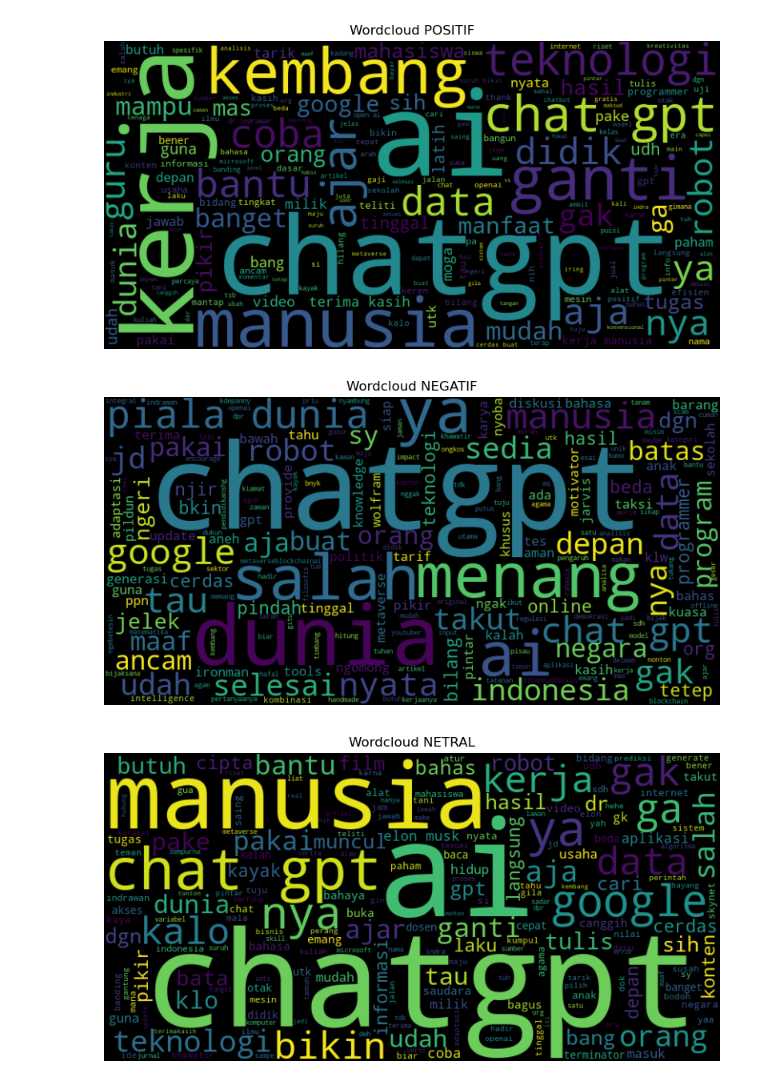
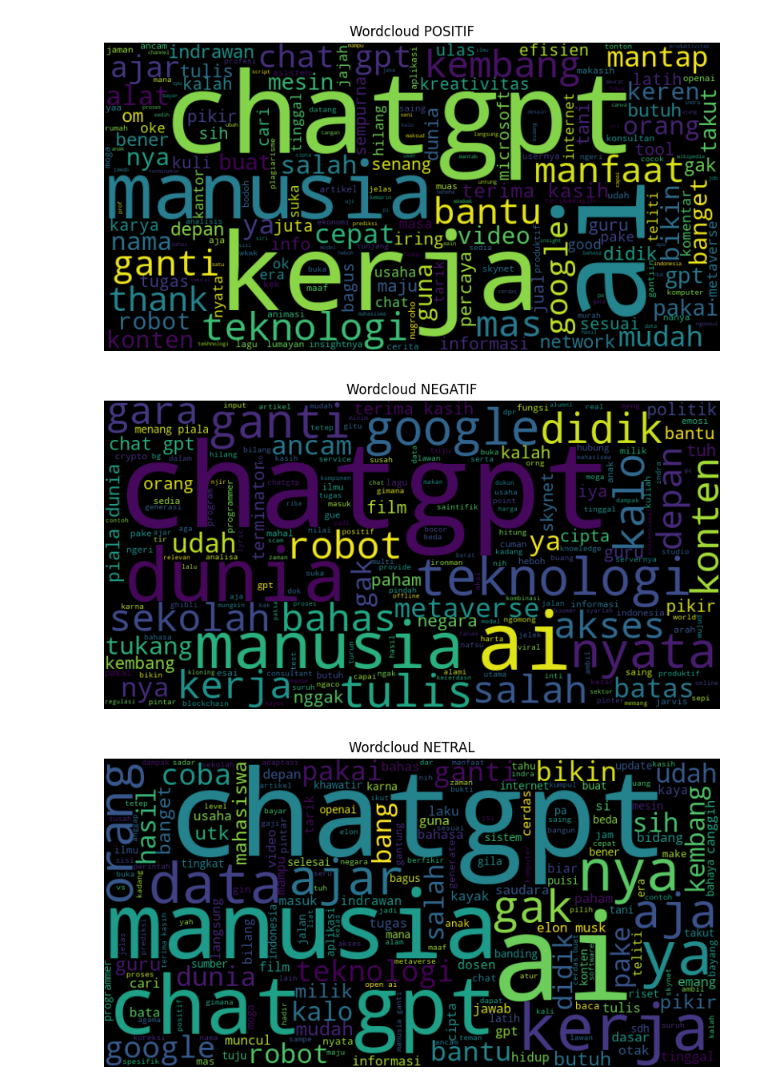
Before and after one commit to ardwiinoo/knn-sentiment-analysis, a Jupyter notebook: notebook/predicted.ipynb, the cells around one changed output. Cells and saved outputs as stored; diff of their text form; code cells hidden in the pictures.

Commit message:
predict sentimen class of data scrap using data public (merge) for train

```diff
--- a/notebook/predicted.ipynb
+++ b/notebook/predicted.ipynb
@@ -43,7 +37,7 @@ data_uji
 # %%
 
-x_train = data_latih.drop('Sentiment', axis=1)
-y_train = data_latih['Sentiment']
+x_train = data_latih.drop('sentimen', axis=1)
+y_train = data_latih['sentimen']
 
 x_test = data_uji
 # %%
@@ -57,7 +51,7 @@ X_res, y_res = sm.fit_resample(x_train, y_train)
 # %%
 from sklearn.neighbors import KNeighborsClassifier
 # %%
-model = KNeighborsClassifier()
+model = KNeighborsClassifier(n_neighbors=3)
 # %%
 model.fit(X_res, y_res)
 y_pred = model.predict(x_test)
@@ -69,7 +63,7 @@ print(y_pred)
 import matplotlib.pyplot as plt
 from wordcloud import WordCloud
 # %%
-dataCleaning = pd.read_csv('../output/data-clean-ind-new.csv', encoding='utf-8')
+dataCleaning = pd.read_csv('../output/cleaning/dataset_chatgpt_scrap_clean.csv', encoding='utf-8')
 dataCleaning
 # %% [output]
 |  | Comment | cleanComment | resultCaseFolding | resultReplaceSlang | resultTokenize | resultStopword | ... |
@@ -88,5 +82,5 @@ dataCleaning
 # %%
-dataCleaning['Predicted_Sentiment'] = y_pred
+dataCleaning['sentimen'] = y_pred
 dataCleaning
 # %% [output]
 |  | Comment | cleanComment | resultCaseFolding | resultReplaceSlang | resultTokenize | resultStopword | ... |
@@ -107,35 +109,35 @@ dataCleaning
 # %%
-positive_text = ' '.join(dataCleaning[dataCleaning['Predicted_Sentiment'] == 'positif']['resultStemming'])
-negative_text = ' '.join(dataCleaning[dataCleaning['Predicted_Sentiment'] == 'negatif']['resultStemming'])
-neutral_text = ' '.join(dataCleaning[dataCleaning['Predicted_Sentiment'] == 'netral']['resultStemming'])
+positive_text = ' '.join(dataCleaning[dataCleaning['sentimen'] == 'positif']['resultStemming'])
+negative_text = ' '.join(dataCleaning[dataCleaning['sentimen'] == 'negatif']['resultStemming'])
+neutral_text = ' '.join(dataCleaning[dataCleaning['sentimen'] == 'netral']['resultStemming'])
 
 # Hapus tanda '
 positive_text = positive_text.replace("'", "")
 negative_text = negative_text.replace("'", "")
 neutral_text = neutral_text.replace("'", "")
 
 positive_wordcloud = WordCloud(width=800, height=400).generate(positive_text)
 negative_wordcloud = WordCloud(width=800, height=400).generate(negative_text)
 neutral_wordcloud = WordCloud(width=800, height=400).generate(neutral_text)
 
 plt.figure(figsize=(10, 5))
 plt.imshow(positive_wordcloud, interpolation='bilinear')
 plt.title('Wordcloud POSITIF')
 plt.axis('off')
 plt.show()
 
 plt.figure(figsize=(10, 5))
 plt.imshow(negative_wordcloud, interpolation='bilinear')
 plt.title('Wordcloud NEGATIF')
 plt.axis('off')
 plt.show()
 
 plt.figure(figsize=(10, 5))
 plt.imshow(neutral_wordcloud, interpolation='bilinear')
 plt.title('Wordcloud NETRAL')
 plt.axis('off')
 plt.show()
 # %% [output]
-[figure, old version]
+[figure, new version]
-[figure, old version]
+[figure, new version]
-[figure, old version]
+[figure, new version]
```
Also changed, not shown: parts of 8 cells of this notebook.
